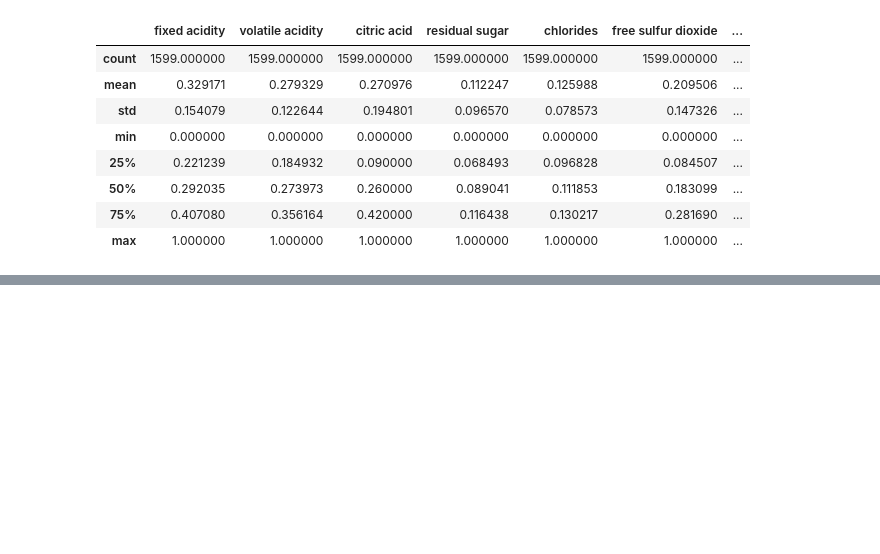
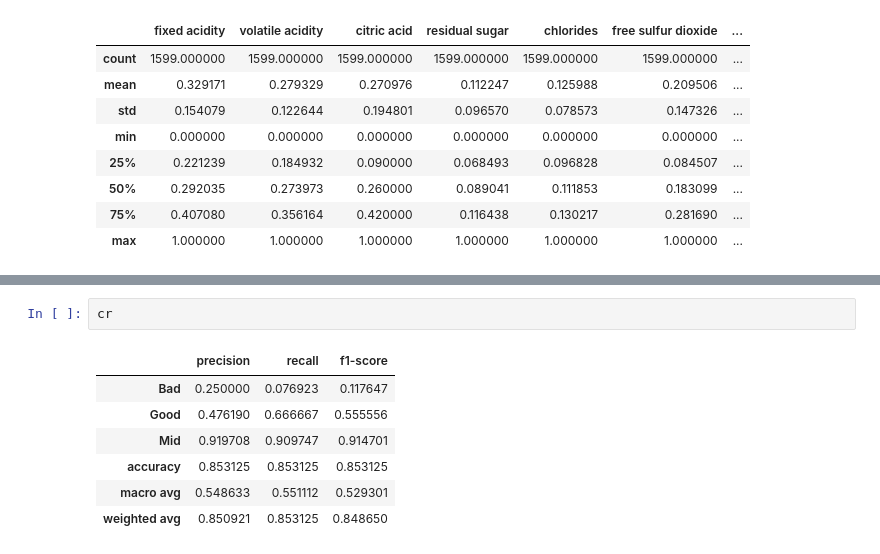
Before and after one commit to asheshh-lal/Predict-Wine-Quality, a Jupyter notebook: Model-to-predict-the-quality-of-wine.ipynb, the cells around one changed output, grey strips where cells are left out. Drawn from its saved outputs; the diff is of its cells as text; blank space fills up the shorter version.

```diff
--- a/Model-to-predict-the-quality-of-wine.ipynb
+++ b/Model-to-predict-the-quality-of-wine.ipynb
@@ -243,0 +320,10 @@ def plot_confusion_matrix(y_test, y_prediction):
+# %%
+cr
+# %% [output]
+|  | precision | recall | f1-score |
+| Bad | 0.250000 | 0.076923 | 0.117647 |
+| Good | 0.476190 | 0.666667 | 0.555556 |
+| Mid | 0.919708 | 0.909747 | 0.914701 |
+| accuracy | 0.853125 | 0.853125 | 0.853125 |
+| macro avg | 0.548633 | 0.551112 | 0.529301 |
+| weighted avg | 0.850921 | 0.853125 | 0.848650 |
```
Also changed, not shown: parts of 17 cells of this notebook.
